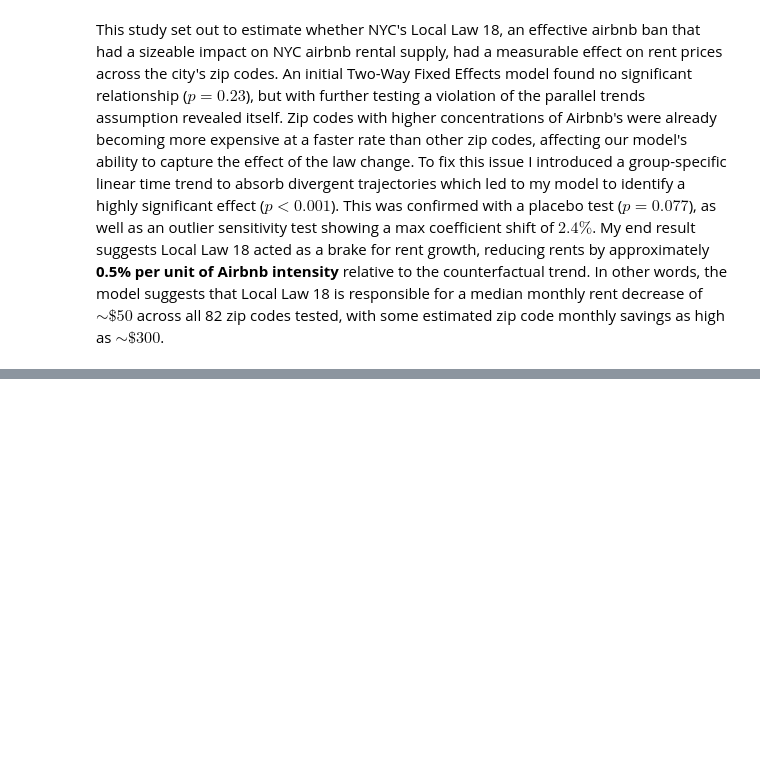
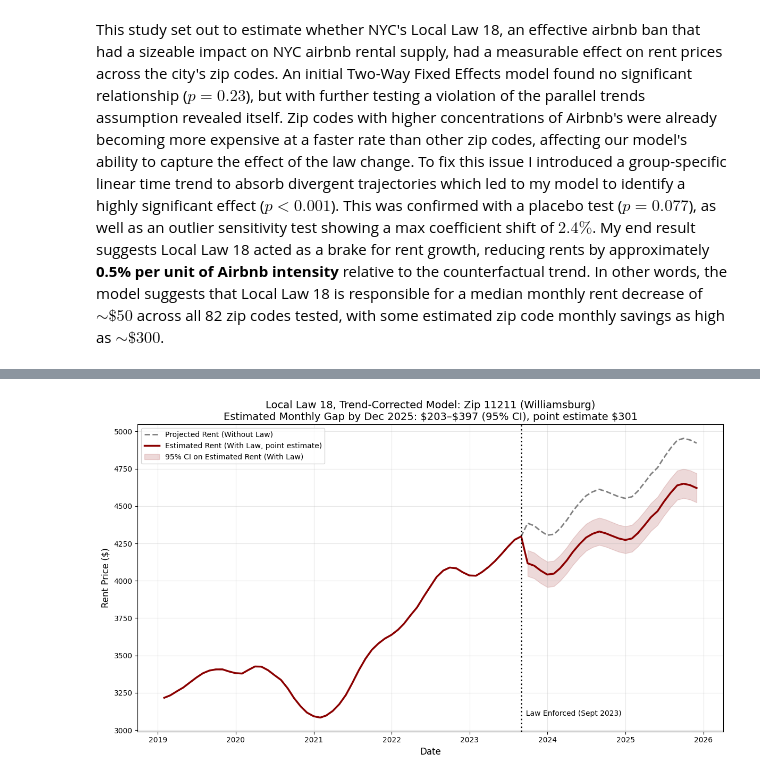
Before and after one commit to JScheble/NYC_AirBnb_Affects, a Jupyter notebook: Airbnb_Law_Effect.ipynb, the cells around one changed output, grey strips where cells are left out. Saved outputs shown, nothing was run; the diff lists cells and outputs as text; code cells hidden in the pictures; blank space fills up the shorter version.

```diff
--- a/Airbnb_Law_Effect.ipynb
+++ b/Airbnb_Law_Effect.ipynb
@@ -49,7 +49,7 @@ from IPython.core.display import HTML
 ### A. Data Origins
 # %%
 #Load Key Datasets
-nyc_airbnb_listings = pd.read_csv('listings.csv')
+nyc_airbnb_listings = pd.read_csv('listings_dec_2025.csv')
 nyc_airbnb_reviews = pd.read_csv('reviews.csv')
 nyc_rent_prices = pd.read_csv('Zip_zori_uc_sfrcondomfr_sm_month.csv')
 total_housing_units = pd.read_csv('ACSDP5Y2023.DP04-Data.csv', skiprows=1)
@@ -1189,0 +1253,64 @@ This study set out to estimate whether NYC's Local Law 18, an effective airbnb b
+# %%
+import numpy as np
+import pandas as pd
+import matplotlib.pyplot as plt
+
+# --- Rebuild trajectories (same as before) ---
+plot_df = final_df[final_df['zip'] == target_zip].sort_values('date').copy()
+
+plot_df['log_pred_actual'] = corrected_model.predict(plot_df)
+
+counterfactual_df = plot_df.copy()
+counterfactual_df['post_law'] = 0
+plot_df['log_pred_counter'] = corrected_model.predict(counterfactual_df)
+
+plot_df['rent_counterfactual'] = np.exp(plot_df['log_pred_counter'])
+plot_df['rent_fitted']         = np.exp(plot_df['log_pred_actual'])
+
+# --- NEW: propagate the coefficient's 95% CI into the "with law" trajectory ---
+ci_low, ci_high = corrected_model.conf_int().loc['airbnb_intensity:post_law']
+mask = plot_df['date'] >= '2023-09-01'
+
+# beta_low/high applied only where post_law == 1 (post-enforcement rows)
+plot_df['rent_fitted_low']  = plot_df['rent_counterfactual']
+plot_df['rent_fitted_high'] = plot_df['rent_counterfactual']
+plot_df.loc[mask, 'rent_fitted_low']  = plot_df.loc[mask, 'rent_counterfactual'] * np.exp(ci_low  * target_intensity)
+plot_df.loc[mask, 'rent_fitted_high'] = plot_df.loc[mask, 'rent_counterfactual'] * np.exp(ci_high * target_intensity)
+
+# --- Plot ---
+fig, ax = plt.subplots(figsize=(12, 7))
+
+ax.plot(plot_df['date'], plot_df['rent_counterfactual'],
+        linestyle='--', color='gray', linewidth=2, label='Projected Rent (Without Law)')
+ax.plot(plot_df['date'], plot_df['rent_fitted'],
+        color='darkred', linewidth=2.5, label='Estimated Rent (With Law, point estimate)')
+
+# CI band replaces the single-line "savings" fill
+ax.fill_between(plot_df['date'], plot_df['rent_fitted_low'], plot_df['rent_fitted_high'],
+                 where=mask, color='darkred', alpha=0.15,
+                 label='95% CI on Estimated Rent (With Law)')
+
+ax.axvline(pd.to_datetime('2023-09-01'), color='black', linestyle=':', linewidth=2)
+ax.text(pd.to_datetime('2023-09-01'), plot_df['rent_fitted'].min(),
+        '  Law Enforced (Sept 2023)', verticalalignment='bottom', fontsize=10)
+
+# Range, not a point figure, for the headline savings number
+last_row = plot_df.iloc[-1]
+savings_point = last_row['rent_counterfactual'] - last_row['rent_fitted']
+savings_low   = last_row['rent_counterfactual'] - last_row['rent_fitted_high']  # smaller effect end
+savings_high  = last_row['rent_counterfactual'] - last_row['rent_fitted_low']   # larger effect end
+
+ax.set_title(
+    f"Local Law 18, Trend-Corrected Model: Zip {target_zip} (Williamsburg)\n"
+    f"Estimated Monthly Gap by Dec 2025: ${savings_low:.0f}\u2013${savings_high:.0f} (95% CI), point estimate ${savings_point:.0f}",
+    fontsize=14
+)
+ax.set_ylabel("Rent Price ($)", fontsize=12)
+ax.set_xlabel("Date", fontsize=12)
+ax.legend(loc='upper left')
+ax.grid(True, alpha=0.3)
+plt.tight_layout()
+plt.savefig('scenario_plot.png', dpi=150)
+plt.show()
+# %% [output]
+[figure, added]
```
Also changed, not shown: parts of 3 cells of this notebook, 16 other files.
